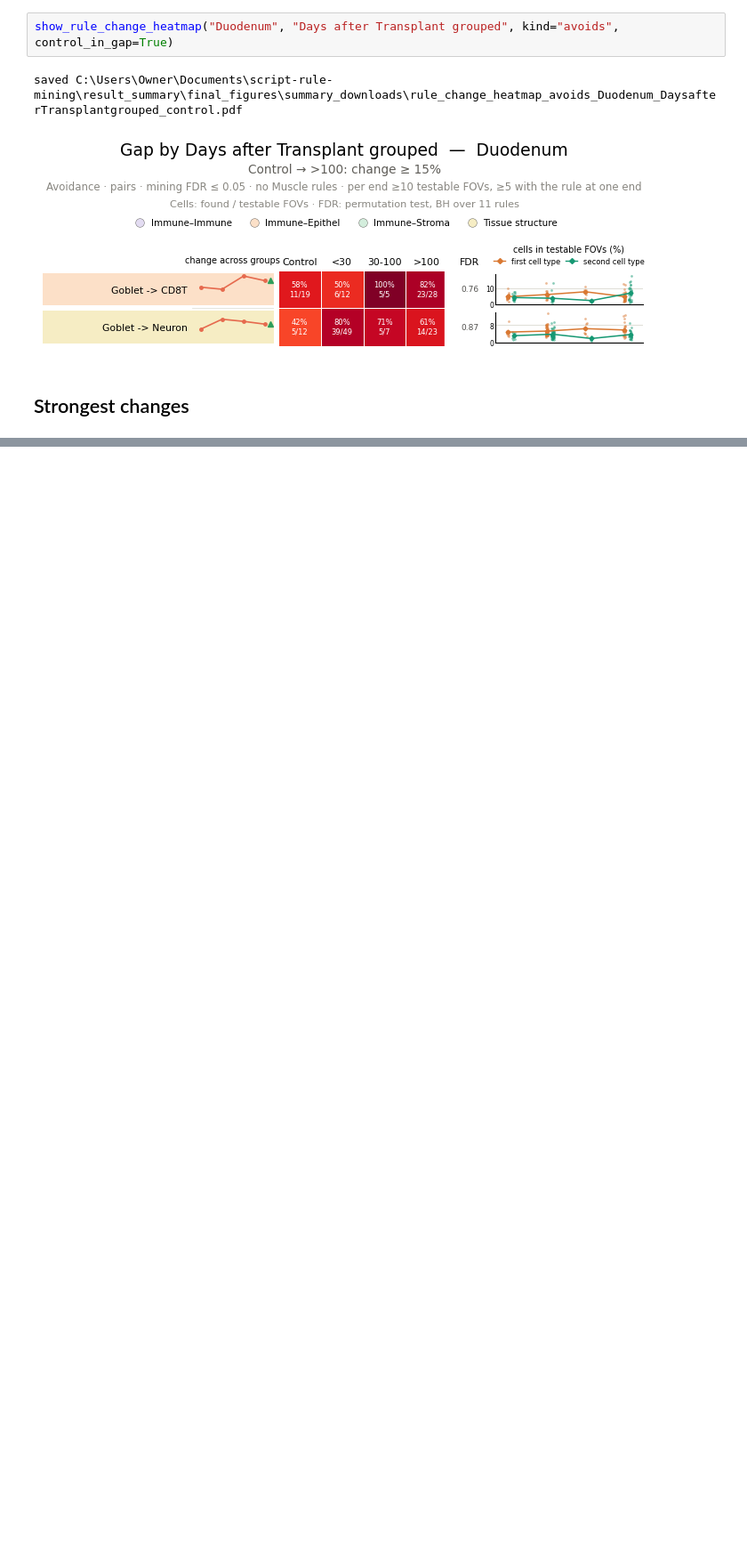
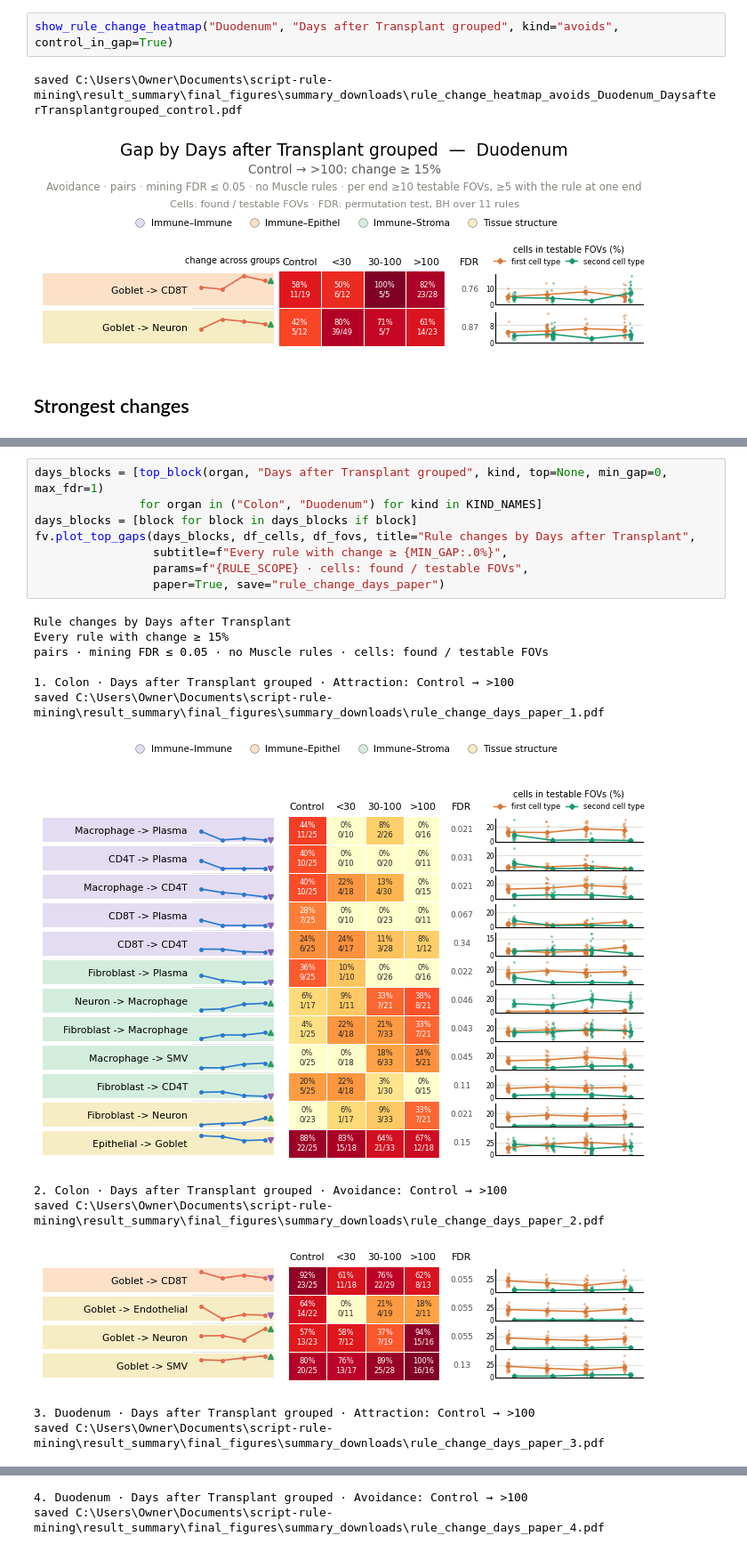
Before and after one commit to rachelbronerHU/bio-association-rule-mining-and-correlation, a Jupyter notebook: result_summary/final_figures/rule_change_heatmaps.ipynb, the cells around one changed output, grey strips where cells are left out. Shown at 89% size. Cells and saved outputs as stored; diff of their text form; blank space fills up the shorter version.

```diff
--- a/result_summary/final_figures/rule_change_heatmaps.ipynb
+++ b/result_summary/final_figures/rule_change_heatmaps.ipynb
@@ -347,0 +349,21 @@ saved C:\Users\Owner\Documents\script-rule-mining\result_summary\final_figures\s
+# %%
+days_blocks = [top_block(organ, "Days after Transplant grouped", kind, top=None, min_gap=0, max_fdr=1)
+               for organ in ("Colon", "Duodenum") for kind in KIND_NAMES]
+days_blocks = [block for block in days_blocks if block]
+fv.plot_top_gaps(days_blocks, df_cells, df_fovs, title="Rule changes by Days after Transplant",
+                 subtitle=f"Every rule with change ≥ {MIN_GAP:.0%}",
+                 params=f"{RULE_SCOPE} · cells: found / testable FOVs",
+                 paper=True, save="rule_change_days_paper")
+# %% [output]
+Rule changes by Days after Transplant
+Every rule with change ≥ 15%
+pairs · mining FDR ≤ 0.05 · no Muscle rules · cells: found / testable FOVs
+
+1. Colon · Days after Transplant grouped · Attraction: Control → >100
+saved C:\Users\Owner\Documents\script-rule-mining\result_summary\final_figures\summary_downloads\rule_change_days_paper_1.pdf
+[figure, added]
+2. Colon · Days after Transplant grouped · Avoidance: Control → >100
+saved C:\Users\Owner\Documents\script-rule-mining\result_summary\final_figures\summary_downloads\rule_change_days_paper_2.pdf
+[figure, added]
+3. Duodenum · Days after Transplant grouped · Attraction: Control → >100
+saved C:\Users\Owner\Documents\script-rule-mining\result_summary\final_figures\summary_downloads\rule_change_days_paper_3.pdf
@@ -347,0 +371,2 @@ saved C:\Users\Owner\Documents\script-rule-mining\result_summary\final_figures\s
+4. Duodenum · Days after Transplant grouped · Avoidance: Control → >100
+saved C:\Users\Owner\Documents\script-rule-mining\result_summary\final_figures\summary_downloads\rule_change_days_paper_4.pdf
```
Also changed, not shown: parts of 6 cells of this notebook, 1 other file.
